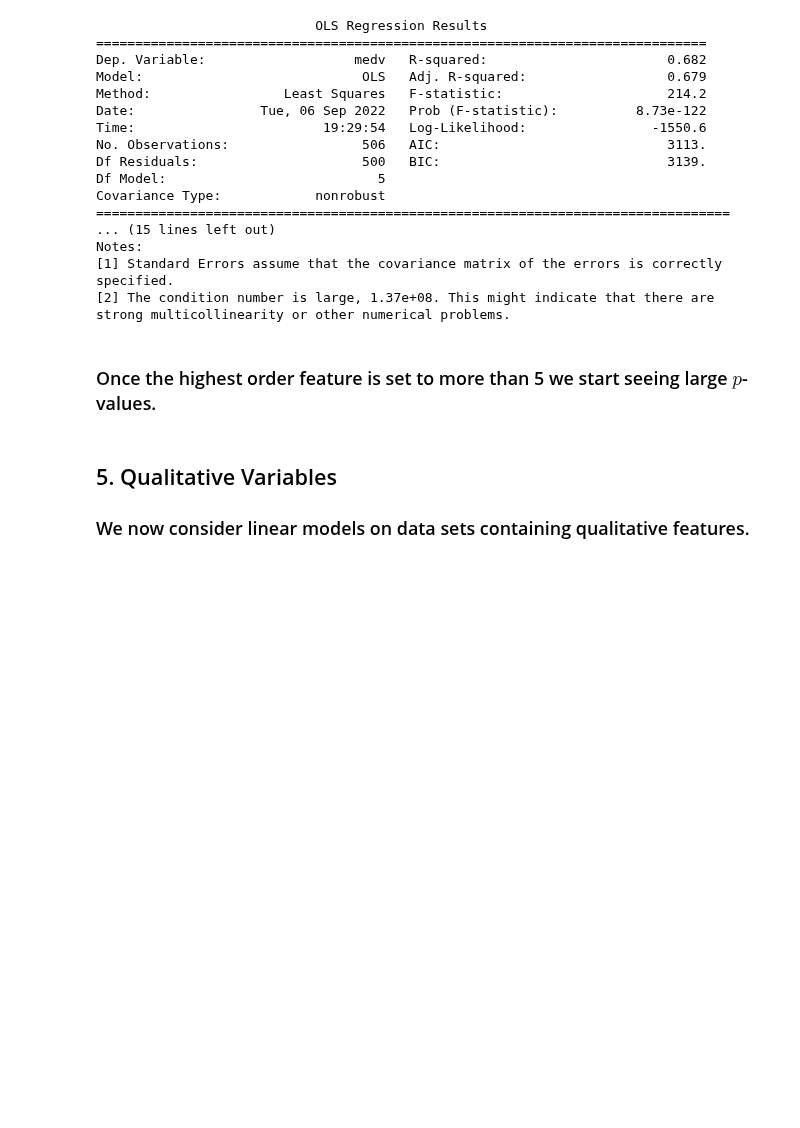
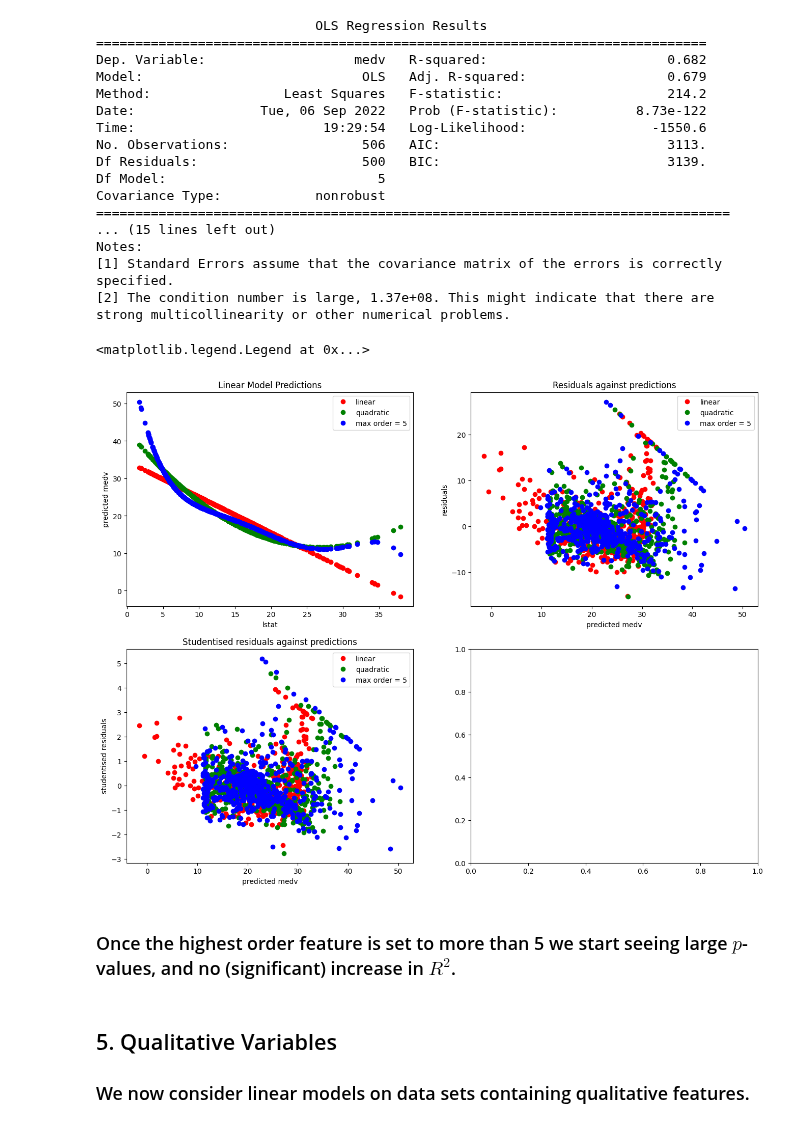
Before and after one commit to nikola2024/IntroToStatLearning, a Jupyter notebook: Chapter 3 - Linear Regression/chapter_3_notebook.ipynb, the cells around one changed output. Saved outputs shown, nothing was run; the diff lists cells and outputs as text; code cells hidden in the pictures; blank space fills up the shorter version.

Commit message:
Added plots for mult-order models

```diff
--- a/Chapter 3 - Linear Regression/chapter_3_notebook.ipynb
+++ b/Chapter 3 - Linear Regression/chapter_3_notebook.ipynb
@@ -305,8 +305,34 @@ Notes:
 [1] Standard Errors assume that the covariance matrix of the errors is correctly specified.
 [2] The condition number is large, 1.37e+08. This might indicate that there are
 strong multicollinearity or other numerical problems.
+# %%
+fig, ((ax1, ax2), (ax3, ax4)) = plt.subplots(2, 2, figsize = (16, 12))
+ax1.plot(Boston.lstat, linear_model_order_1.predict(), 'ro', label = "linear")
+ax1.plot(Boston.lstat, linear_model_order_2.predict(), 'go', label = "quadratic")
+ax1.plot(Boston.lstat, linear_model_multi_order.predict(), 'bo', label = "max order = " + str(highest_order))
+ax1.set_title("Linear Model Predictions")
+ax1.set_xlabel("lstat")
+ax1.set_ylabel("predicted medv")
+ax1.legend()
+ax2.plot(linear_model_order_1.predict(), linear_model_order_1.resid, 'ro', label = "linear")
+ax2.plot(linear_model_order_2.predict(), linear_model_order_2.resid, 'go', label = "quadratic")
+ax2.plot(linear_model_multi_order.predict(), linear_model_multi_order.resid, 'bo', label = "max order = " + str(highest_order))
+ax2.set_title("Residuals against predictions")
+ax2.set_xlabel("predicted medv")
+ax2.set_ylabel("residuals")
+ax2.legend()
+ax3.plot(linear_model_order_1.predict(), linear_model_order_1.resid_pearson, 'ro', label = "linear")
+ax3.plot(linear_model_order_2.predict(), linear_model_order_2.resid_pearson, 'go', label = "quadratic")
+ax3.plot(linear_model_multi_order.predict(), linear_model_multi_order.resid_pearson, 'bo', label = "max order = " + str(highest_order))
+ax3.set_title("Studentised residuals against predictions")
+ax3.set_xlabel("predicted medv")
+ax3.set_ylabel("studentised residuals")
+ax3.legend()
+# %% [output]
+<matplotlib.legend.Legend at 0x...>
+[figure, added]
 # %% [markdown]
-### Once the highest order feature is set to more than 5 we start seeing large $p$-values.
+### Once the highest order feature is set to more than 5 we start seeing large $p$-values, and no (significant) increase in $R^2$.
 # %% [markdown]
 ## 5. Qualitative Variables
 ### We now consider linear models on data sets containing qualitative features.
```
